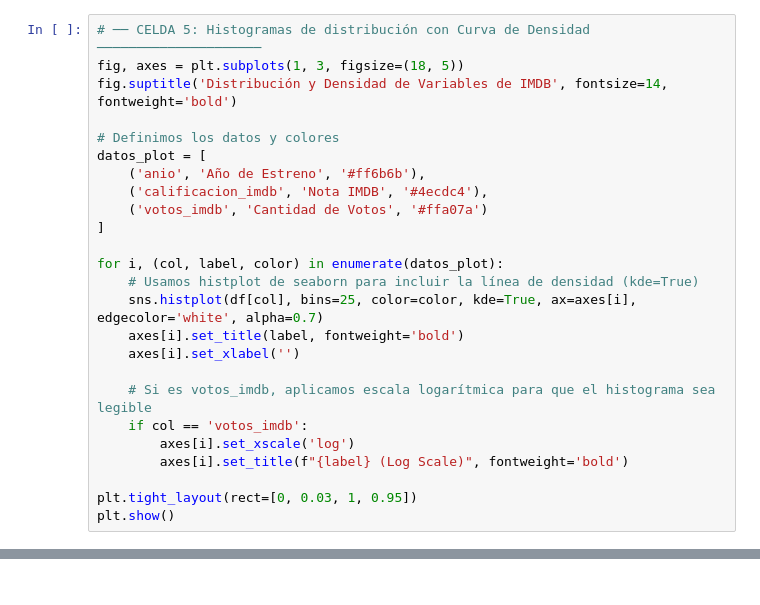
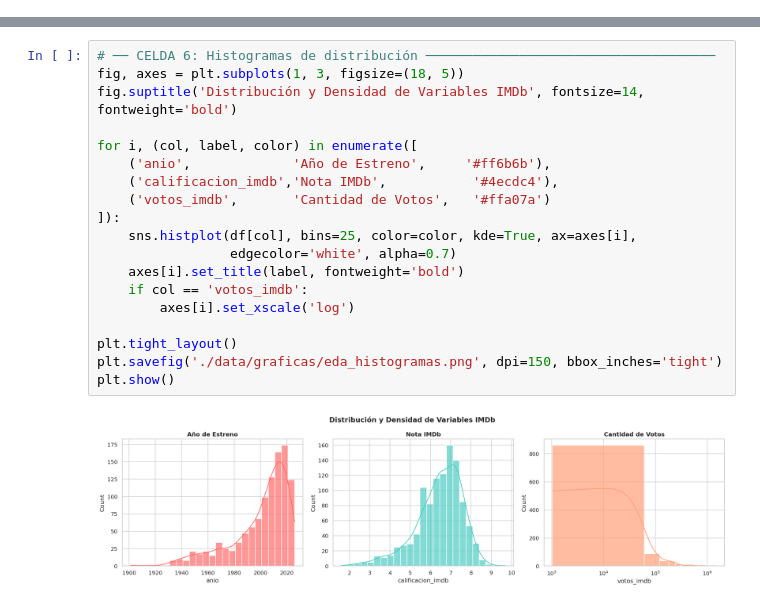
Before and after one commit to SantiagoPlazas2005/Grupo6_Plazas_Ordo-ez, a Jupyter notebook: notebooks/analisis_peliculas_regresion.ipynb.ipynb, the cells around one changed output, grey strips where cells are left out. Saved outputs shown, nothing was run; the diff lists cells and outputs as text.

```diff
--- a/notebooks/analisis_peliculas_regresion.ipynb.ipynb
+++ b/notebooks/analisis_peliculas_regresion.ipynb.ipynb
@@ -214,25 +0,0 @@ max    2026.00               9.70  1495152.00
-# %%
-# ── CELDA 5: Histogramas de distribución con Curva de Densidad ─────────────────────
-fig, axes = plt.subplots(1, 3, figsize=(18, 5))
-fig.suptitle('Distribución y Densidad de Variables de IMDB', fontsize=14, fontweight='bold')
-
-# Definimos los datos y colores
-datos_plot = [
-    ('anio', 'Año de Estreno', '#ff6b6b'),
-    ('calificacion_imdb', 'Nota IMDB', '#4ecdc4'),
-    ('votos_imdb', 'Cantidad de Votos', '#ffa07a')
-]
-
-for i, (col, label, color) in enumerate(datos_plot):
-    # Usamos histplot de seaborn para incluir la línea de densidad (kde=True)
-    sns.histplot(df[col], bins=25, color=color, kde=True, ax=axes[i], edgecolor='white', alpha=0.7)
-    axes[i].set_title(label, fontweight='bold')
-    axes[i].set_xlabel('')
-
-    # Si es votos_imdb, aplicamos escala logarítmica para que el histograma sea legible
-    if col == 'votos_imdb':
-        axes[i].set_xscale('log')
-        axes[i].set_title(f"{label} (Log Scale)", fontweight='bold')
-
-plt.tight_layout(rect=[0, 0.03, 1, 0.95])
-plt.show()
@@ -1488,0 +191,21 @@ print(f"✅ ¡Dos gráficas principales mejoradas y guardadas en: {ruta_presenta
+# %%
+# ── CELDA 6: Histogramas de distribución ─────────────────────────────────────
+fig, axes = plt.subplots(1, 3, figsize=(18, 5))
+fig.suptitle('Distribución y Densidad de Variables IMDb', fontsize=14, fontweight='bold')
+
+for i, (col, label, color) in enumerate([
+    ('anio',             'Año de Estreno',     '#ff6b6b'),
+    ('calificacion_imdb','Nota IMDb',           '#4ecdc4'),
+    ('votos_imdb',       'Cantidad de Votos',   '#ffa07a')
+]):
+    sns.histplot(df[col], bins=25, color=color, kde=True, ax=axes[i],
+                 edgecolor='white', alpha=0.7)
+    axes[i].set_title(label, fontweight='bold')
+    if col == 'votos_imdb':
+        axes[i].set_xscale('log')
+
+plt.tight_layout()
+plt.savefig('./data/graficas/eda_histogramas.png', dpi=150, bbox_inches='tight')
+plt.show()
+# %% [output]
+[figure, added]
```
Also changed, not shown: parts of 85 cells of this notebook, 54 other files.
